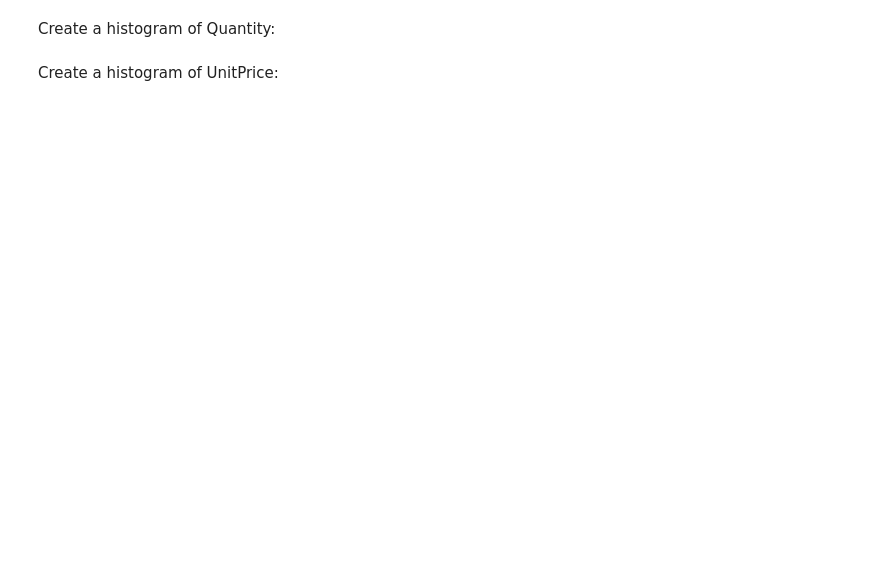
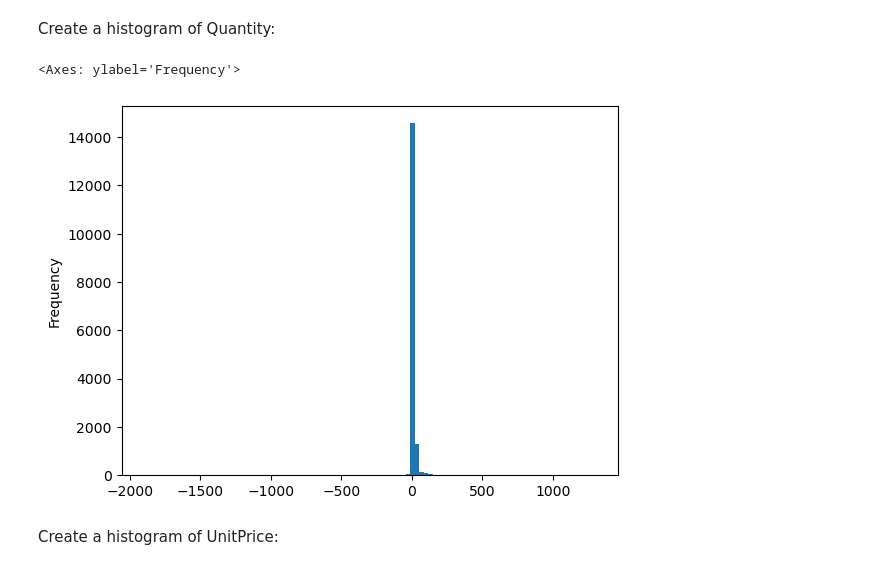
Before and after one commit to ryanfitzbc/DA3-online, a Jupyter notebook: 04_FilteringSorting.ipynb, the cells around one changed output. Cells and saved outputs as stored; diff of their text form; code cells hidden in the pictures; blank space fills up the shorter version.

```diff
--- a/04_FilteringSorting.ipynb
+++ b/04_FilteringSorting.ipynb
@@ -23,4 +81,9 @@ What countries are in the data?
 # %% [markdown]
 Create a histogram of Quantity:
+# %%
+df["Quantity"].plot.hist(bins=100)
+# %% [output]
+<Axes: ylabel='Frequency'>
+[figure, added]
 # %% [markdown]
 Create a histogram of UnitPrice:
```
Also changed, not shown: parts of 31 cells of this notebook, 4 other files.
